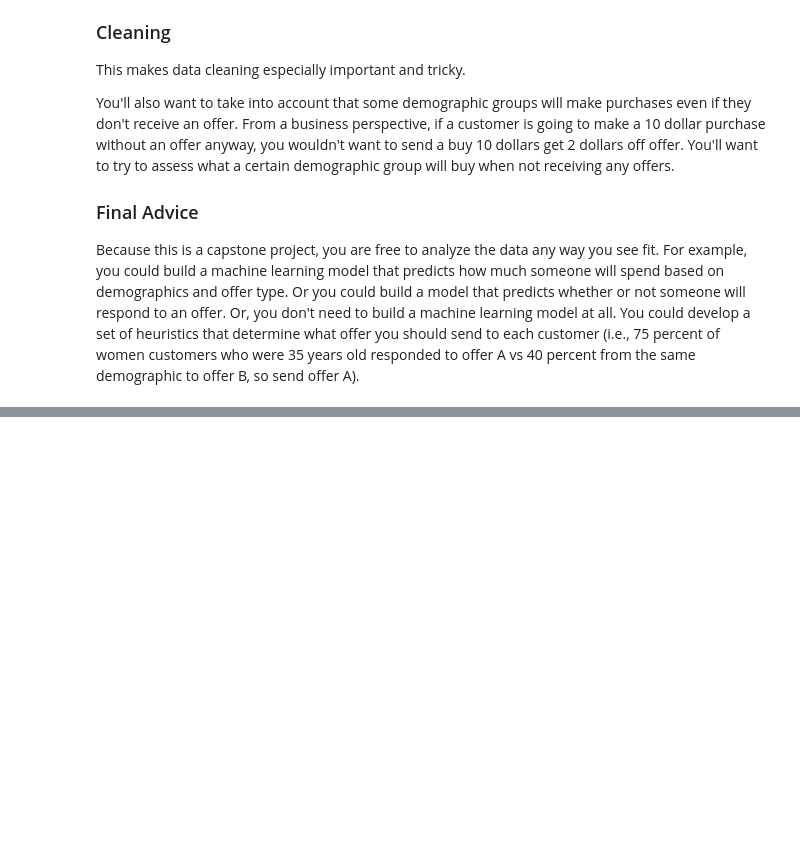
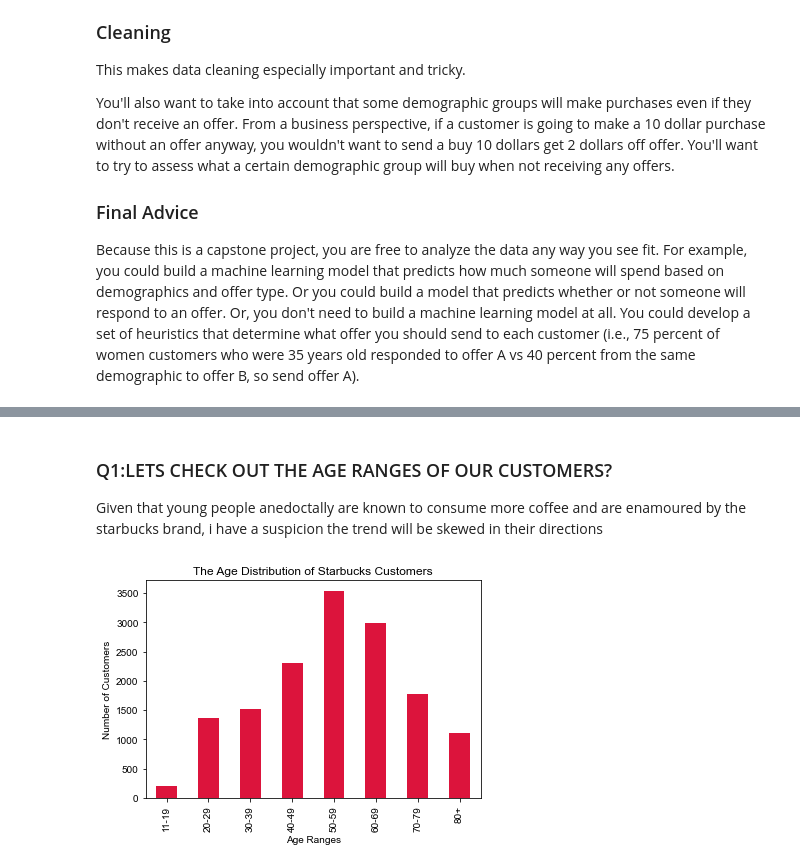
Before and after one commit to nifesimii/Starbucks_Customer_Segmentation, a Jupyter notebook: Starbucks_Capstone_notebook.ipynb, the cells around one changed output, grey strips where cells are left out. Cells and saved outputs as stored; diff of their text form; code cells hidden in the pictures; blank space fills up the shorter version.

```diff
--- a/Starbucks_Capstone_notebook.ipynb
+++ b/Starbucks_Capstone_notebook.ipynb
@@ -116,0 +340,4 @@ transcript
+# %%
+#Changing 'became_member_on' column to a date type
+profile['became_member_on'] = profile['became_member_on'].apply(lambda x: datetime.datetime.strptime(str(x), '%Y%m%d').date())
+profile['became_member_on'].head()
@@ -116,0 +351,9 @@ transcript
+# %%
+#Calculating number of days as a member ending on August 1,2018 in new column 'days_as_member'
+#This stackoverflow post explains clearly how to calculated the number of days elapsed since a certain date
+end_date = pd.Timestamp('2018-08-01')
+end_date = pd.to_datetime(end_date)
+profile['days_as_member'] = np.abs((pd.to_datetime(profile['became_member_on']) - end_date).dt.days)
+
+#Lets see the changes in the profile datsets
+profile['days_as_member'].head(10)
@@ -116,0 +372,13 @@ transcript
+# %%
+#Making an age-range column based on age
+#Checkout this stack overflow article for categorising age columns: https://stackoverflow.com/questions/26072087/pandas-number-of-days-elapsed-since-a-certain-date
+age_bins = [11, 20, 30, 40, 50, 60, 70, 80, 110]
+age_range_labels = ['11-19','20-29','30-39','40-49','50-59','60-69','70-79','80+']
+profile['age_range'] = pd.cut(profile['age'],bins = age_bins,labels = age_range_labels, right = False)
+
+#Lets add an order to the age_range
+#You can checkout this post for refrence for catgorsing the age range in order: https://pandas.pydata.org/pandas-docs/stable/reference/api/pandas.Categorical.html
+profile['age_range'] = pd.Categorical(profile['age_range'], ordered=True, categories = age_range_labels)
+
+#After the Changes
+profile.sample(5)
@@ -116,0 +581,16 @@ transcript
+# %%
+#Initializing my preferred color choices
+my_crimson_color =  '#DC143C'
+my_blue_color = '#0000FF'
+# %% [markdown]
+### Q1:LETS CHECK OUT THE AGE RANGES OF OUR CUSTOMERS?
+Given that young people anedoctally are known to consume more coffee and are enamoured by the starbucks brand, i have a suspicion the trend will be skewed in their directions
+# %%
+#Viewing the age ranges of our Stabucks customers
+profile['age_range'].value_counts().sort_index().plot(kind = 'bar', color = my_crimson_color);
+plt.title('The Age Distribution of Starbucks Customers');
+plt.style.use('seaborn');
+plt.ylabel('Number of Customers');
+plt.xlabel('Age Ranges');
+# %% [output]
+[figure, added]
```
Also changed, not shown: parts of 65 cells of this notebook.
